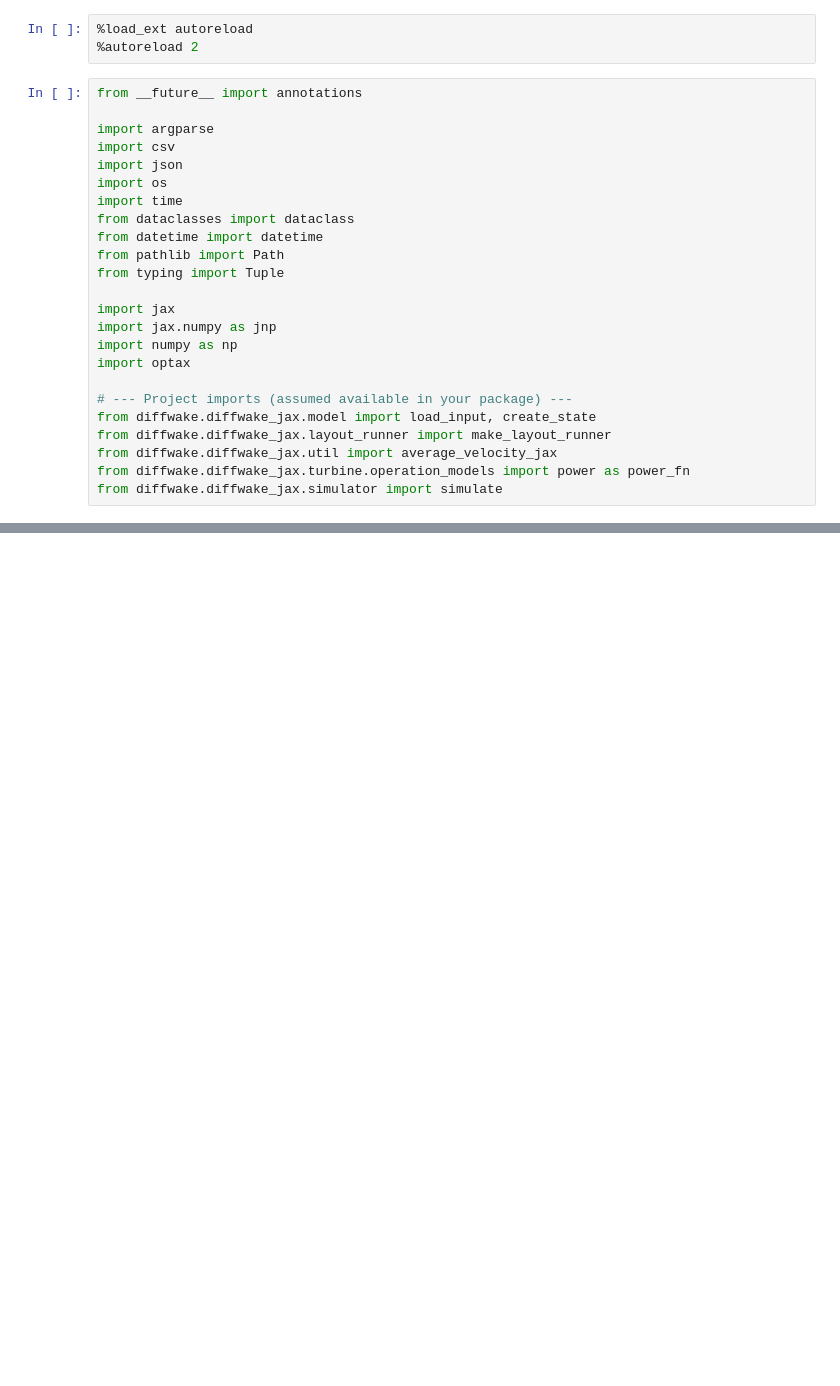
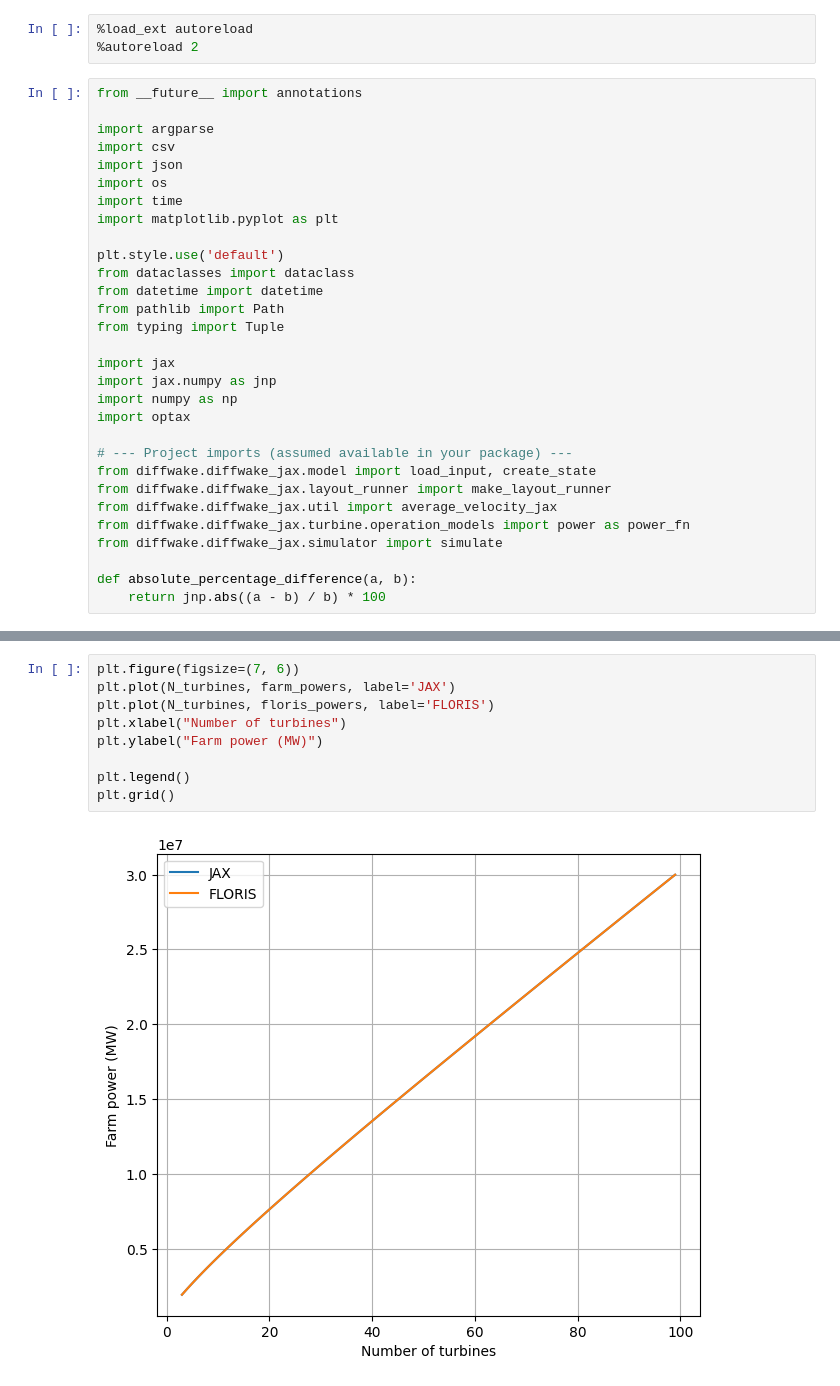
Before and after one commit to Changtze/DiffWake, a Jupyter notebook: simulation.ipynb, the cells around one changed output, grey strips where cells are left out. Cells and saved outputs as stored; diff of their text form; blank space fills up the shorter version.

Commit message:
external turbines

```diff
--- a/simulation.ipynb
+++ b/simulation.ipynb
@@ -9,6 +9,9 @@ import csv
 import json
 import os
 import time
+import matplotlib.pyplot as plt
+
+plt.style.use('default')
 from dataclasses import dataclass
 from datetime import datetime
 from pathlib import Path
@@ -25,3 +28,6 @@ from diffwake.diffwake_jax.layout_runner import make_layout_runner
 from diffwake.diffwake_jax.util import average_velocity_jax
 from diffwake.diffwake_jax.turbine.operation_models import power as power_fn
 from diffwake.diffwake_jax.simulator import simulate
+
+def absolute_percentage_difference(a, b):
+    return jnp.abs((a - b) / b) * 100
@@ -82,0 +394,11 @@ Total farm power (MW): 1.9038711786270142
+# %%
+plt.figure(figsize=(7, 6))
+plt.plot(N_turbines, farm_powers, label='JAX')
+plt.plot(N_turbines, floris_powers, label='FLORIS')
+plt.xlabel("Number of turbines")
+plt.ylabel("Farm power (MW)")
+
+plt.legend()
+plt.grid()
+# %% [output]
+[figure, added]
```
Also changed, not shown: parts of 9 cells of this notebook, 2 other files.
